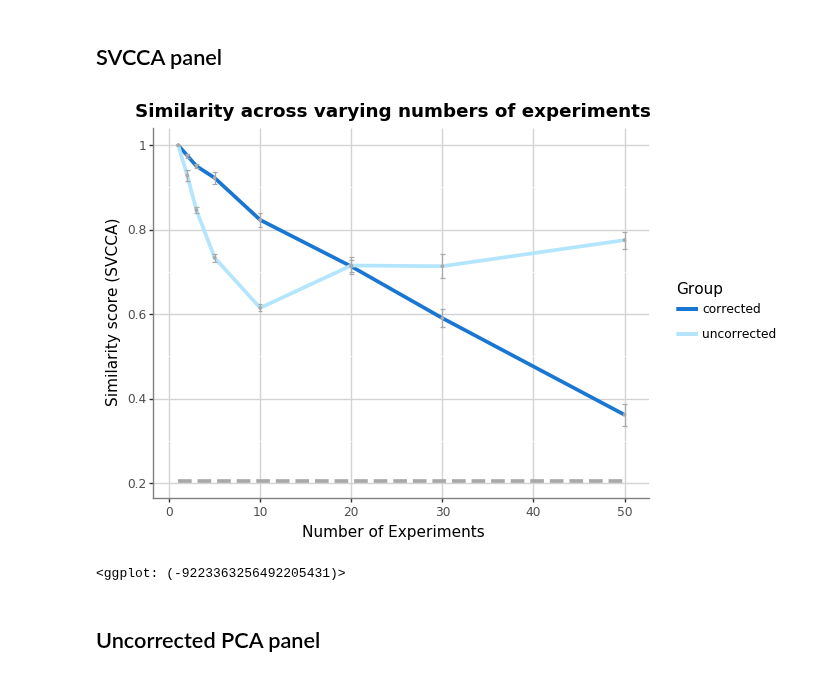
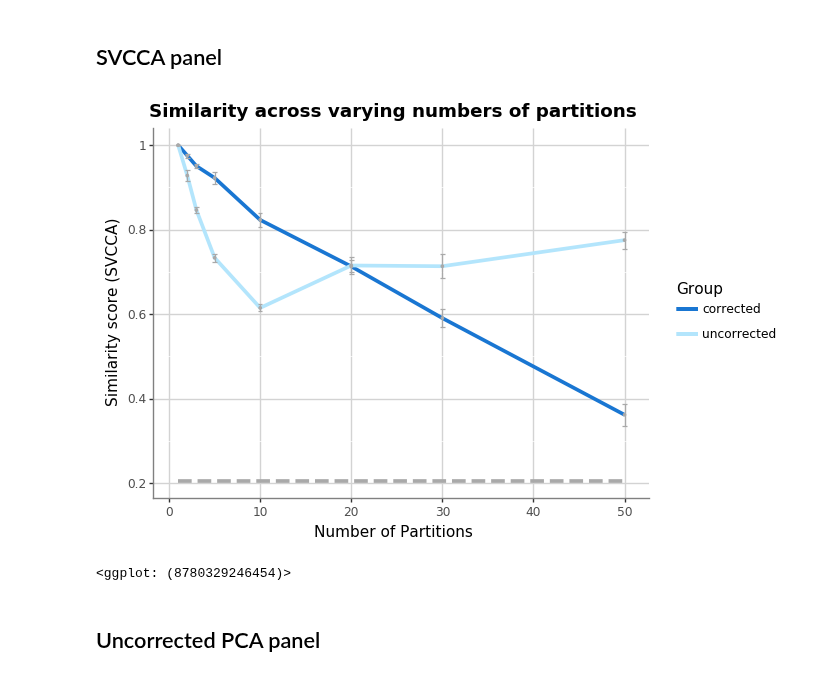
Before and after one commit to greenelab/simulate-expression-compendia, a Jupyter notebook: Human_analysis/analysis_3/5_create_figs_manuscript.ipynb, the cells around one changed output. Drawn from its saved outputs; the diff is of its cells as text; code cells hidden in the pictures.

```diff
--- a/Human_analysis/analysis_3/5_create_figs_manuscript.ipynb
+++ b/Human_analysis/analysis_3/5_create_figs_manuscript.ipynb
@@ -159,37 +159,37 @@ threshold = pd.DataFrame(
 panel_A = ggplot(all_svcca) \
     + geom_line(all_svcca,
                 aes(x=lst_num_experiments, y='score', color='Group'),
                 size=1.5) \
     + geom_point(aes(x=lst_num_experiments, y='score'),
                  color ='darkgrey',
                 size=0.5) \
     + geom_errorbar(all_svcca,
                   aes(x=lst_num_experiments, ymin='ymin', ymax='ymax'),
                    color='darkgrey') \
     + geom_line(threshold,
                 aes(x=lst_num_experiments, y='score'),
                 linetype='dashed',
                 size=1.5,
                 color="darkgrey",
                 show_legend=False) \
-    + labs(x = "Number of Experiments",
+    + labs(x = "Number of Partitions",
            y = "Similarity score (SVCCA)",
-           title = "Similarity across varying numbers of experiments") \
+           title = "Similarity across varying numbers of partitions") \
     + theme(plot_title=element_text(weight='bold'),
             plot_background=element_rect(fill="white"),
             panel_background=element_rect(fill="white"),
             panel_grid_major_x=element_line(color="lightgrey"),
             panel_grid_major_y=element_line(color="lightgrey"),
             axis_line=element_line(color="grey"),
             legend_key=element_rect(fill='white', colour='white')
            ) \
     + scale_color_manual(['#1976d2', '#b3e5fc'])
 
 print(panel_A)
 ggsave(plot=panel_A, filename=svcca_file, device="svg", dpi=300)
 # %% [output]
-[figure, old version]
+[figure, new version]
-<ggplot: (-9223363256492205431)>
+<ggplot: (8780329246454)>
 # %% [markdown]
 ## Uncorrected PCA panel
 # %%
```
Also changed, not shown: 5 other files.
